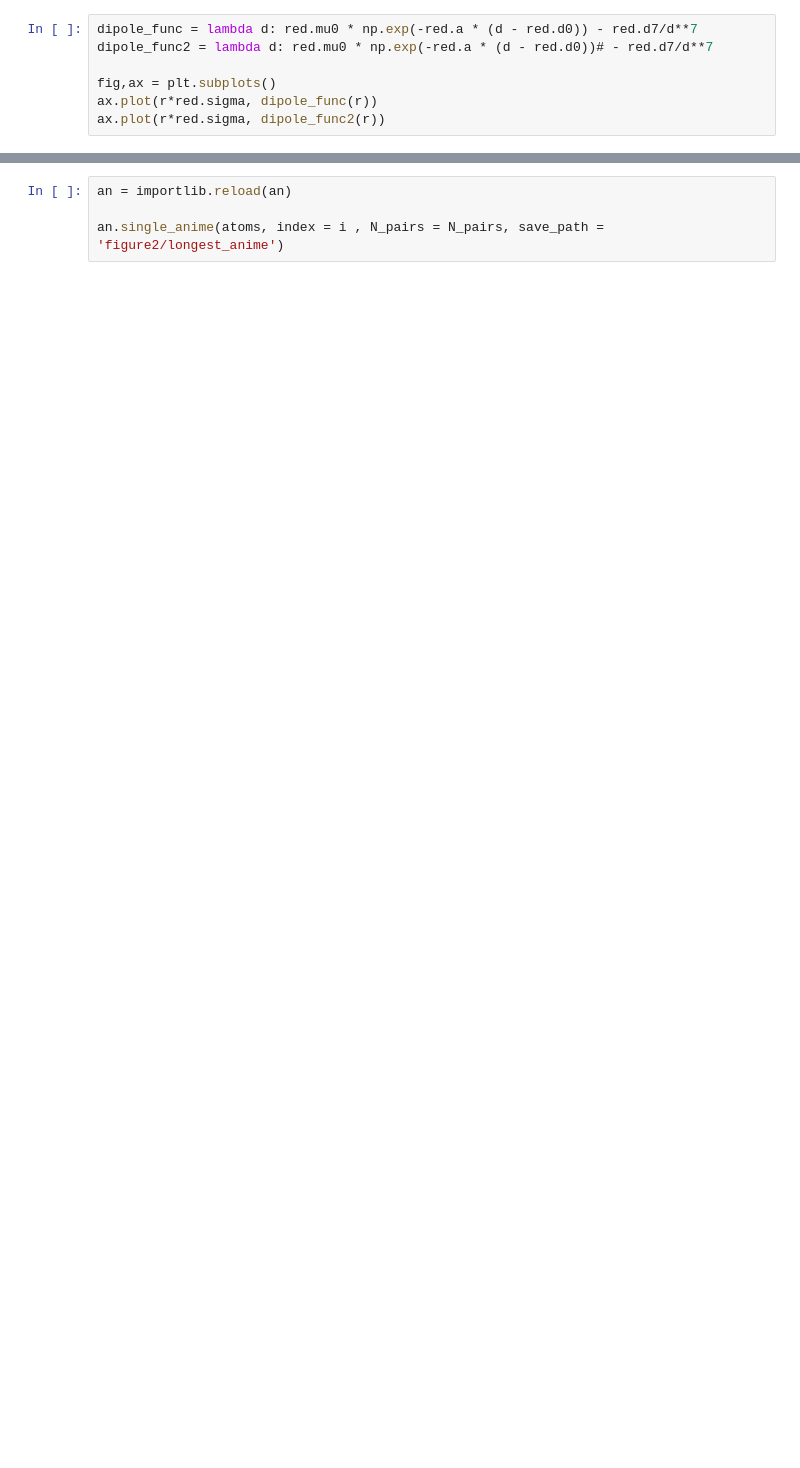
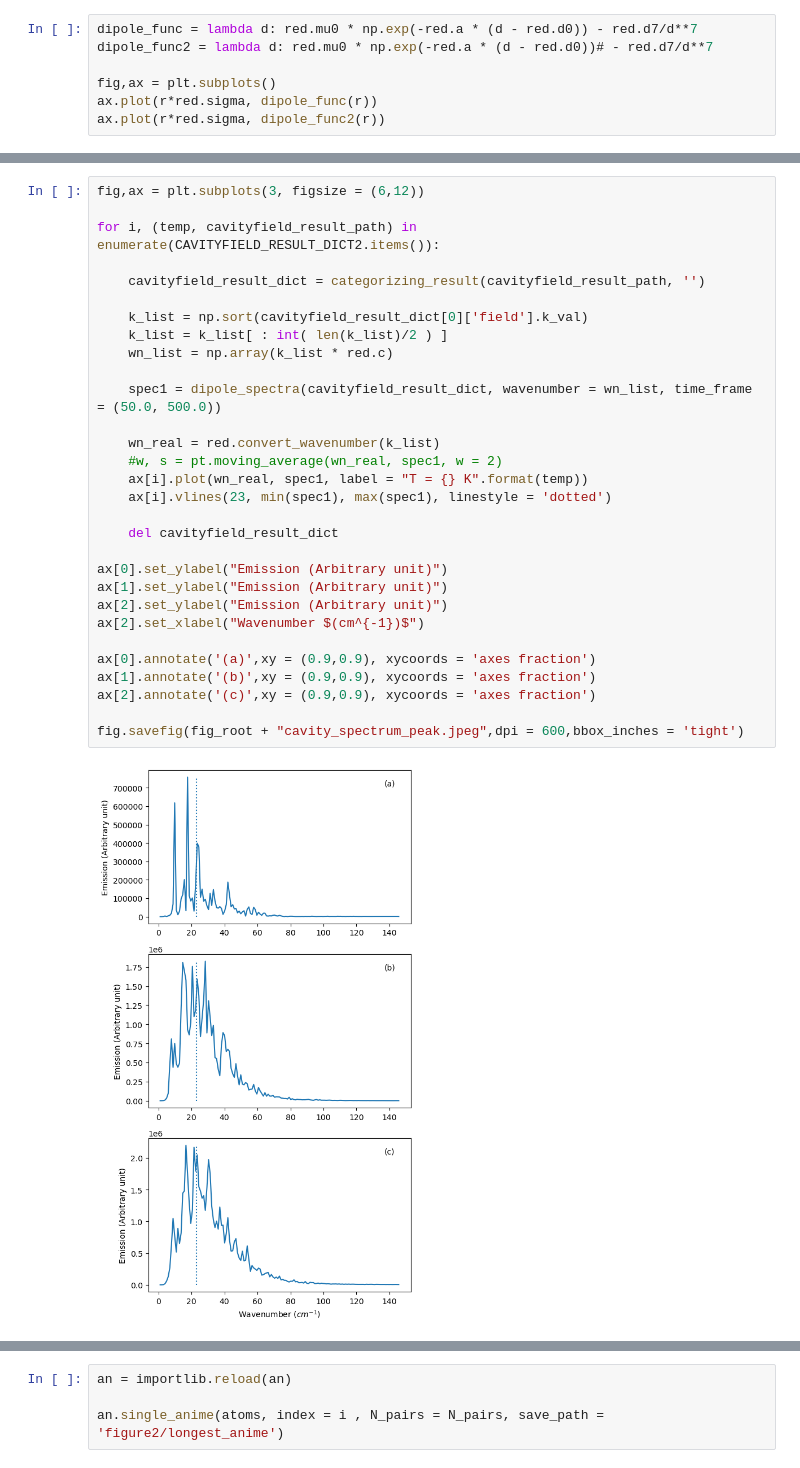
Before and after one commit to RibeiroGroup/Molecular-Dynamics-for-CIS, a Jupyter notebook: src/Plot-Copy1.ipynb, the cells around one changed output, grey strips where cells are left out. Drawn from its saved outputs; the diff is of its cells as text; blank space fills up the shorter version.

```diff
--- a/src/Plot-Copy1.ipynb
+++ b/src/Plot-Copy1.ipynb
@@ -200,3 +252,35 @@ fig.savefig(fig_root + "free_spectrum.jpeg",dpi = 600, bbox_inches = 'tight')
+# %%
+fig,ax = plt.subplots(3, figsize = (6,12))
+
+for i, (temp, cavityfield_result_path) in enumerate(CAVITYFIELD_RESULT_DICT2.items()):
+
+    cavityfield_result_dict = categorizing_result(cavityfield_result_path, '')
+
+    k_list = np.sort(cavityfield_result_dict[0]['field'].k_val)
+    k_list = k_list[ : int( len(k_list)/2 ) ]
+    wn_list = np.array(k_list * red.c)
+
+    spec1 = dipole_spectra(cavityfield_result_dict, wavenumber = wn_list, time_frame = (50.0, 500.0))
+
+    wn_real = red.convert_wavenumber(k_list)
+    #w, s = pt.moving_average(wn_real, spec1, w = 2)
+    ax[i].plot(wn_real, spec1, label = "T = {} K".format(temp))
+    ax[i].vlines(23, min(spec1), max(spec1), linestyle = 'dotted')
+
+    del cavityfield_result_dict
+
+ax[0].set_ylabel("Emission (Arbitrary unit)")
+ax[1].set_ylabel("Emission (Arbitrary unit)")
+ax[2].set_ylabel("Emission (Arbitrary unit)")
+ax[2].set_xlabel("Wavenumber $(cm^{-1})$")
+
+ax[0].annotate('(a)',xy = (0.9,0.9), xycoords = 'axes fraction')
+ax[1].annotate('(b)',xy = (0.9,0.9), xycoords = 'axes fraction')
+ax[2].annotate('(c)',xy = (0.9,0.9), xycoords = 'axes fraction')
+
+fig.savefig(fig_root + "cavity_spectrum_peak.jpeg",dpi = 600,bbox_inches = 'tight')
+# %% [output]
+[figure, added]
 # %%
 fig,ax = plt.subplots(3, figsize = (6,12))
 
```
Also changed, not shown: parts of 24 cells of this notebook, 9 other files.
